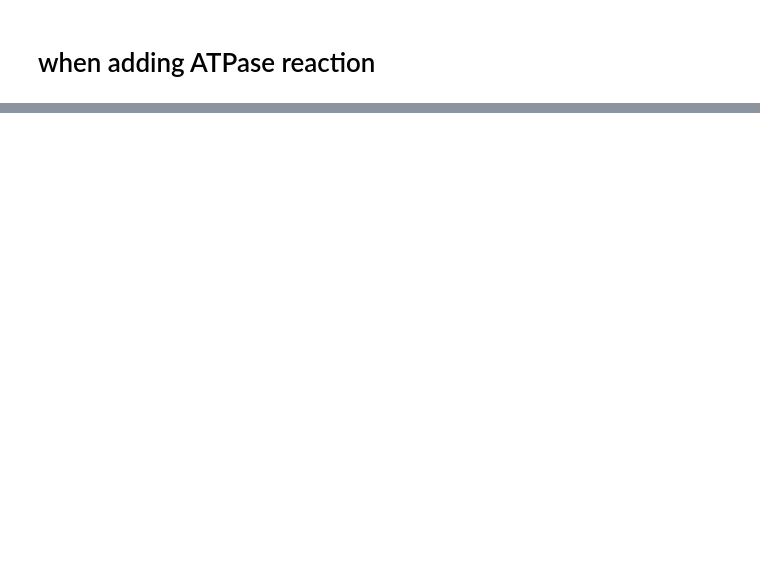
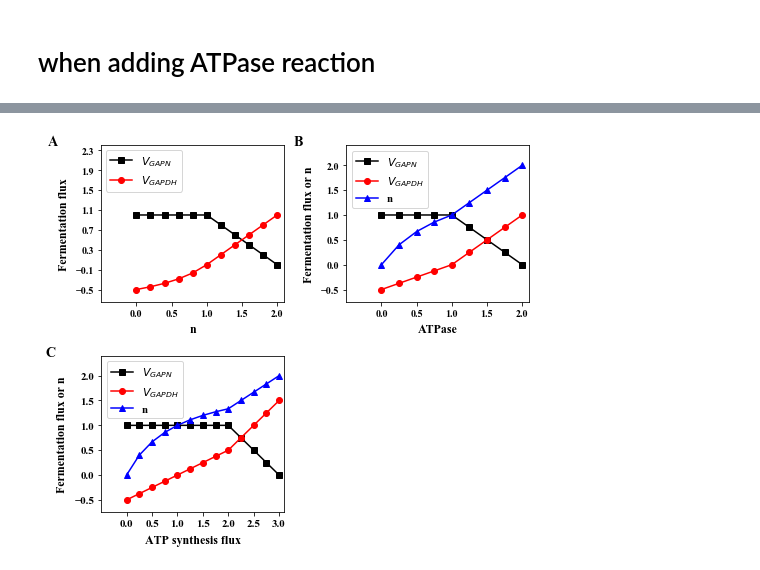
Before and after one commit to YanfeiZhang1208/Gear-shifting, a Jupyter notebook: Codes/Dual objectives and gear shifting.ipynb, the cells around one changed output, grey strips where cells are left out. Drawn from its saved outputs; the diff is of its cells as text; code cells hidden in the pictures; blank space fills up the shorter version.

```diff
--- a/Codes/Dual objectives and gear shifting.ipynb
+++ b/Codes/Dual objectives and gear shifting.ipynb
@@ -317,0 +210,8 @@ M.reactions.get_by_id("carb_enter_glucneo_1.2.1.9_1.2.1.9__RXN").bounds = (0,1)
+# %%
+df_Variation_ATPase = pd.DataFrame(columns=['ATPase', 'VGAPN', 'VGAPDH',"n"])
+df_Variation_ATPase["ATPase"]= np.arange(0, 2.1, step=0.25)
+df_Variation_ATPase = df_Variation_ATPase.set_index(["ATPase"])
+for ATPase in df_Variation_ATPase.index:
+    df_Variation_ATPase["VGAPN"].loc[ATPase] = different_ATPase_bound(ATPase,1)[0]
+    df_Variation_ATPase["VGAPDH"].loc[ATPase] = different_ATPase_bound(ATPase,1)[1]
+    df_Variation_ATPase["n"].loc[ATPase] = (df_Variation_ATPase["VGAPN"].loc[ATPase]+2*df_Variation_ATPase["VGAPDH"].loc[ATPase])/different_ATPase_bound(ATPase,1)[2]
@@ -317,0 +234,8 @@ M.reactions.get_by_id("carb_enter_glucneo_1.2.1.9_1.2.1.9__RXN").bounds = (0,1)
+# %%
+df_Variation_ATPase_with_high_GAP = pd.DataFrame(columns=['ATPase', 'VGAPN', 'VGAPDH',"n"])
+df_Variation_ATPase_with_high_GAP["ATPase"]= np.arange(0, 3.1, step=0.25)
+df_Variation_ATPase_with_high_GAP = df_Variation_ATPase_with_high_GAP.set_index(["ATPase"])
+for ATPase in df_Variation_ATPase_with_high_GAP.index:
+    df_Variation_ATPase_with_high_GAP["VGAPN"].loc[ATPase] = different_ATPase_bound(ATPase,1.5)[0]
+    df_Variation_ATPase_with_high_GAP["VGAPDH"].loc[ATPase] = different_ATPase_bound(ATPase,1.5)[1]
+    df_Variation_ATPase_with_high_GAP["n"].loc[ATPase] = (df_Variation_ATPase_with_high_GAP["VGAPN"].loc[ATPase]+2*df_Variation_ATPase_with_high_GAP["VGAPDH"].loc[ATPase])/different_ATPase_bound(ATPase,1.5)[2]
@@ -318,3 +262,66 @@ M.reactions.get_by_id("carb_enter_glucneo_1.2.1.9_1.2.1.9__RXN").bounds = (0,1)
+# %%
+import matplotlib
+import matplotlib.pyplot as plt
+plt.rcParams["font.family"] = "Times New Roman"
+fig = plt.figure(figsize = (7,6))
+
+ax1 = plt.subplot2grid((2, 2), (0, 0), colspan=1)
+ax2 = plt.subplot2grid((2, 2), (0, 1), colspan=1)
+ax3 = plt.subplot2grid((2, 2), (1, 0), colspan=1)
+legend_properties = {'weight':'bold'}
+
+ax1.plot(df_Variation_n["n"],df_Variation_n["VGAPN"],"s-",color='black', label = "$V_{GAPN}$")
+ax1.plot(df_Variation_n["n"],df_Variation_n["VGAPDH"],"o-",color='red',label = "$V_{GAPDH}$")
+
+ax1.legend(prop={"size":11,"weight":"bold"}, loc='upper left', borderaxespad=0.4)
+ax1.text(-1.25, 2.4, 'A',  fontsize = 14, color ="black")
+# ax1.set_yticklabels(["-1.0","-0.5","0","0.5","1.0","1.5","2.0"],fontsize = 10,fontweight = "bold")
+ax1.set_yticks(np.arange(-0.5, 2.4, step=0.4))
+ax1.set_xticks(np.arange(-0, 2.4, step=0.5))
+ax1.set_ylim(-0.75, 2.4)
+ax1.set_xlim (-0.5,2.1)
+ax1.set_xlabel("n", fontsize = 12, fontweight = "bold",labelpad=6)
+ax1.set_ylabel("Fermentation flux", fontsize = 12, fontweight = "bold",labelpad=6)
+
+ax2.plot(df_Variation_ATPase.index,df_Variation_ATPase["VGAPN"],"s-",color='black',label = "$V_{GAPN}$")
+ax2.plot(df_Variation_ATPase.index,df_Variation_ATPase["VGAPDH"],"o-",color='red',label = "$V_{GAPDH}$")
+ax2.plot(df_Variation_ATPase.index,df_Variation_ATPase["n"],"^-",color='blue',label = "n")
+# ax.plot(figure_S6["X"],figure_S6["-Jp/Jc total"],color='green',label = "-Jp/Jc total")
+# ax2.plot(figure_S6["X"],figure_S6["-Jp/Jc for Optimal Z = q/2X"],color='purple', label = "n for optimal \n Z = q/2X")
+
+ax2.legend(prop={"size":11,"weight":"bold"}, loc='upper left', borderaxespad=0.5)
+ax2.text(-1.25, 2.4, 'B',  fontsize = 14, color ="black")
+ax2.set_yticks(np.arange(-0.5, 2.4, step=0.5))
+ax2.set_xticks(np.arange(-0, 2.4, step=0.5))
+ax2.set_ylim(-0.75, 2.4)
+ax2.set_xlim (-0.5,2.1)
+ax2.set_xlabel("ATPase", fontsize = 12, fontweight = "bold",labelpad=6)
+ax2.set_ylabel("Fermentation flux or n", fontsize = 12, fontweight = "bold",labelpad=6)
+
+
+ax3.plot(df_Variation_ATPase_with_high_GAP.index,df_Variation_ATPase_with_high_GAP["VGAPN"],"s-",color='black',label = "$V_{GAPN}$")
+ax3.plot(df_Variation_ATPase_with_high_GAP.index,df_Variation_ATPase_with_high_GAP["VGAPDH"],"o-",color='red',label = "$V_{GAPDH}$")
+ax3.plot(df_Variation_ATPase_with_high_GAP.index,df_Variation_ATPase_with_high_GAP["n"],"^-",color='blue',label = "n")
+
+ax3.legend(prop={"size":11,"weight":"bold"}, loc='upper left', borderaxespad=0.5)
+# ax3.text(-0.37, 3.5, 'C',  fontsize = 14, color ="black")
+ax3.text(-1.6, 2.4, 'C',  fontsize = 14, color ="black")
+ax3.set_yticks(np.arange(-0.5, 2.4, step=0.5))
+ax3.set_xticks(np.arange(-0, 3.1, step=0.5))
+ax3.set_ylim([-0.75,2.4])
+ax3.set_xlim ([-0.5,3.1])
+ax3.set_xlabel("ATP synthesis flux", fontsize = 12, fontweight = "bold",labelpad=6)
+ax3.set_ylabel("Fermentation flux or n", fontsize = 12, fontweight = "bold",labelpad=6)
+
+plt.yticks(fontsize = 11,fontweight = "bold")
+plt.xticks(fontsize = 11,fontweight = "bold")
+# matplotlib.rc('ytick', labelsize=12)
+plt.tight_layout()
+
+plt.savefig('../figures/Figure 1.png', dpi=300)
+plt.show()
+# %% [output]
+[figure, added]
 # %%
 def different_ATPase_bound (a,b):
     M.reactions.get_by_id('NGAM').bounds =(a,a)
```
Also changed, not shown: parts of 66 cells of this notebook, 9 other files.
